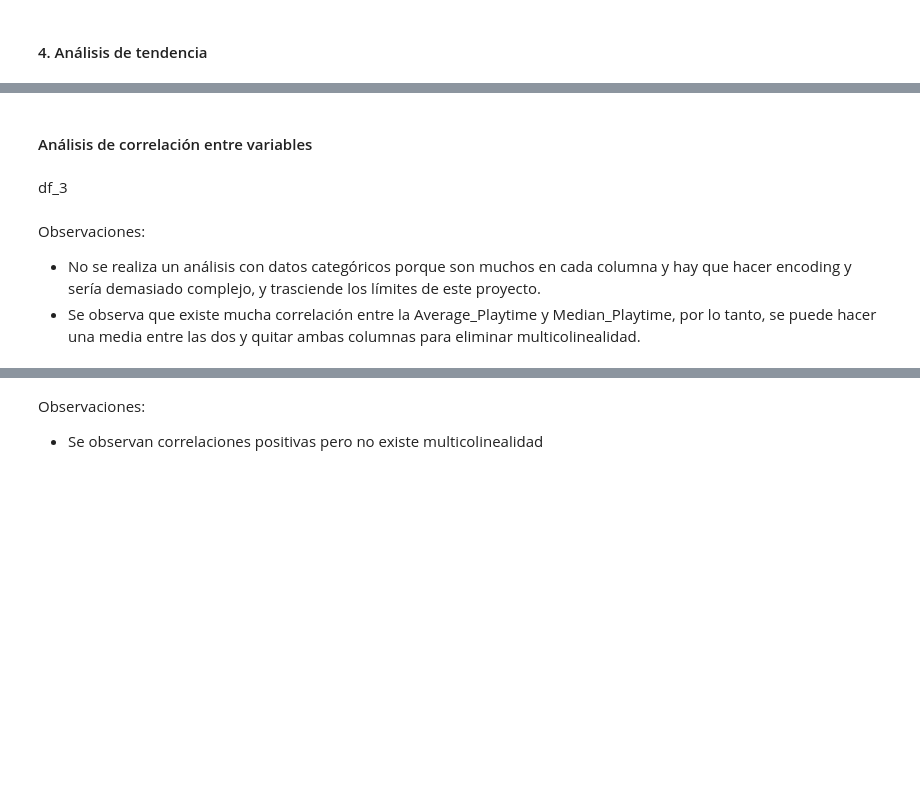
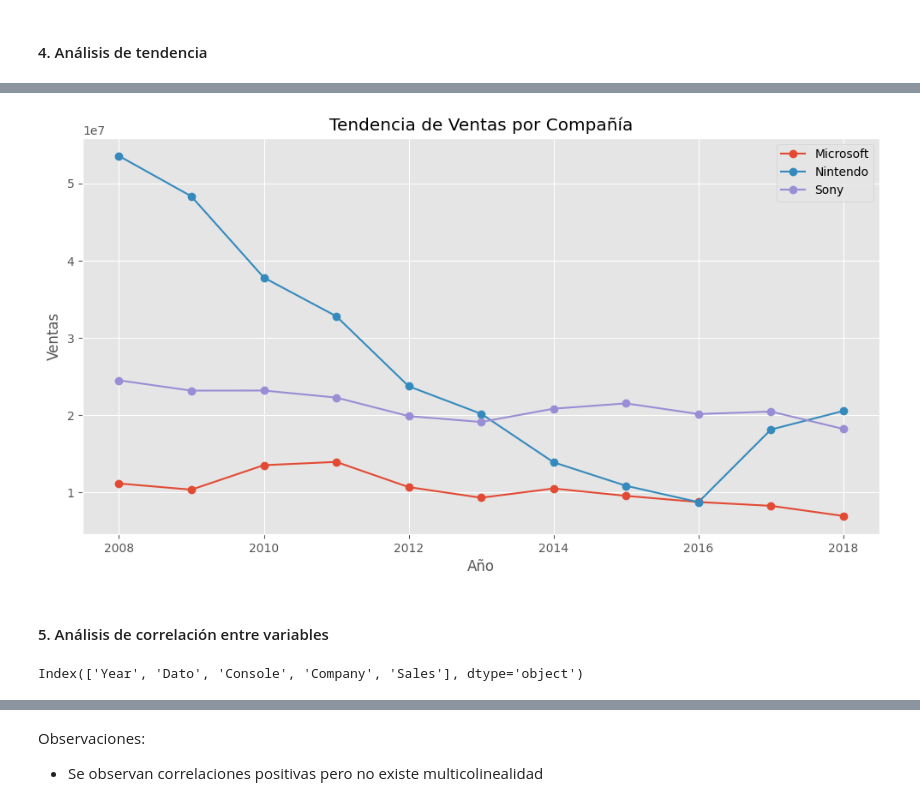
Before and after one commit to JosueMonte/gaming, a Jupyter notebook: eda_2.ipynb, the cells around one changed output, grey strips where cells are left out. Saved outputs shown, nothing was run; the diff lists cells and outputs as text; code cells hidden in the pictures; blank space fills up the shorter version.

```diff
--- a/eda_2.ipynb
+++ b/eda_2.ipynb
@@ -325,6 +270,27 @@ Observaciones:
+# %%
+# Sumar las ventas por año para cada compañía
+df_2_sum = df_2.groupby(['Year', 'Company'])['Sales'].sum().reset_index()
+
+# Gráfico de tendencia de ventas por compañía
+plt.figure(figsize=(12, 6))
+for company in df_2_sum['Company'].unique():
+    company_data = df_2_sum[df_2_sum['Company'] == company]
+    plt.plot(company_data['Year'], company_data['Sales'], marker='o', label=company)
+
+# Añadir etiquetas y título
+plt.xlabel('Año')
+plt.ylabel('Ventas')
+plt.title('Tendencia de Ventas por Compañía')
+plt.legend()
+
+# Mostrar el gráfico
+plt.grid(True)
+plt.show()
+# %% [output]
+[figure, added]
 # %% [markdown]
-#### Análisis de correlación entre variables
+#### 5. Análisis de correlación entre variables
-# %% [markdown]
-df_3
 # %%
-df_3.columns
+df_2.columns
+# %% [output]
+Index(['Year', 'Dato', 'Console', 'Company', 'Sales'], dtype='object')
@@ -347,4 +296,0 @@ plt.show()
-# %% [markdown]
-Observaciones:
-* No se realiza un análisis con datos categóricos porque son muchos en cada columna y hay que hacer encoding y sería demasiado complejo, y trasciende los límites de este proyecto.
-* Se observa que existe mucha correlación entre la Average_Playtime y Median_Playtime, por lo tanto, se puede hacer una media entre las dos y quitar ambas columnas para eliminar multicolinealidad.
```
Also changed, not shown: parts of 77 cells of this notebook.
